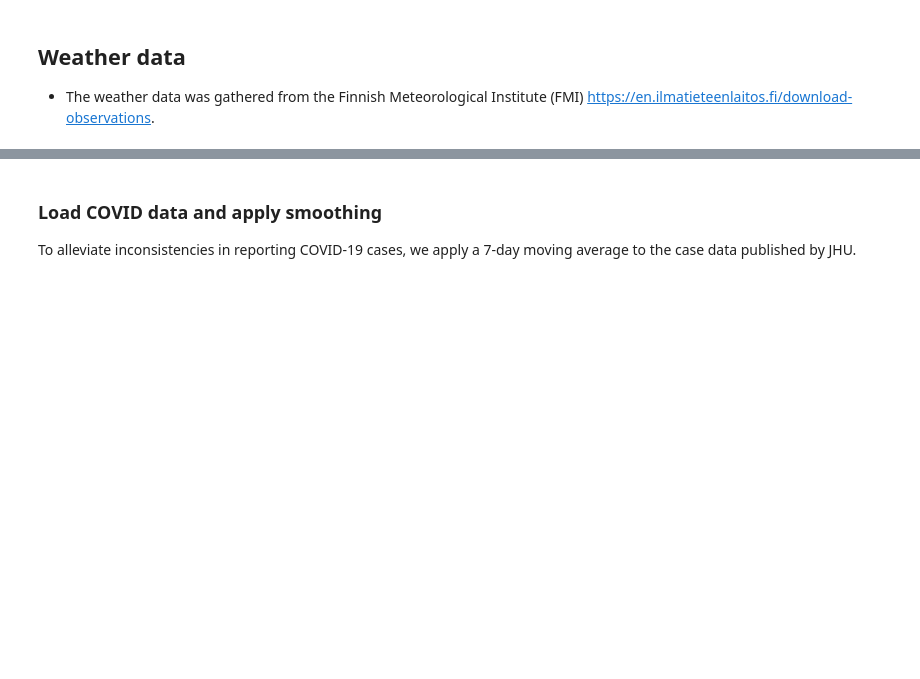
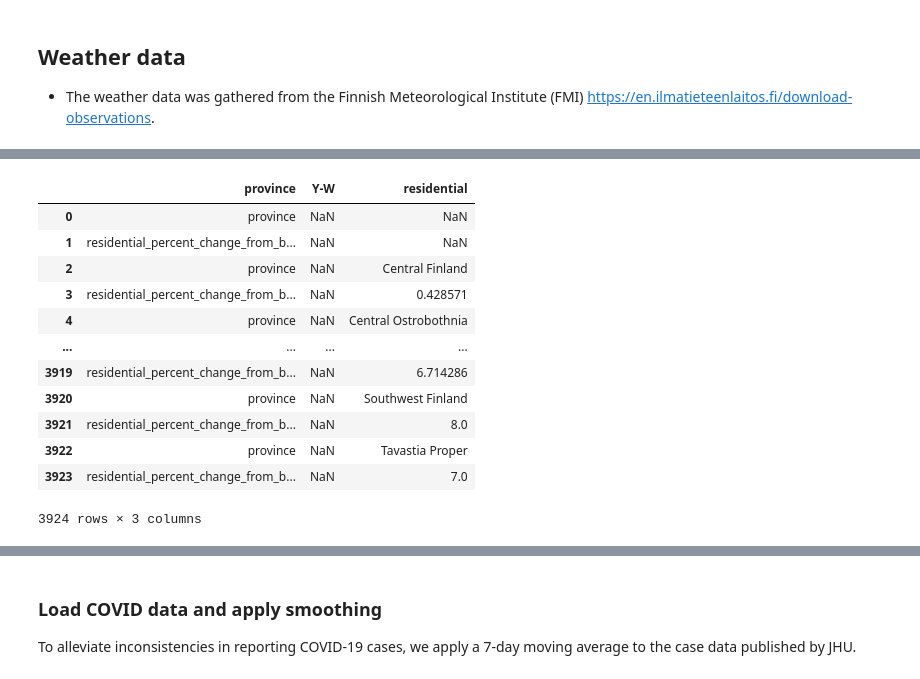
Before and after one commit to DanJar96/spatial_project, a Jupyter notebook: scripts/data_prep.ipynb, the cells around one changed output, grey strips where cells are left out. Cells and saved outputs as stored; diff of their text form; code cells hidden in the pictures; blank space fills up the shorter version.

```diff
--- a/scripts/data_prep.ipynb
+++ b/scripts/data_prep.ipynb
@@ -632,0 +585,6 @@ min_temp_data.reset_index(drop=False)
+# %%
+yw_dict = dict(zip(list(range(len(yw_list))),yw_list))
+# %%
+periods = 5
+periods = list(range(1,periods+1))
+periods
@@ -632,0 +744,2 @@ min_temp_data.reset_index(drop=False)
+# %%
+df_mobility.sort_values(by=['Y-W','province'],inplace=True)
@@ -632,0 +750,18 @@ min_temp_data.reset_index(drop=False)
+# %%
+"""
+for cat in mob cat
+    create longitudinal dataset with timelags
+    add to master
+        This includes matching the dates...
+"""
+mobility_categories = [cat for cat in df_mobility.columns if "baseline" in cat]
+
+mob_dfs = []
+for cat in mobility_categories:
+    name = cat.split("_")[0]
+    df = df_mobility[['province',cat,'Y-W']]
+#     print(df.head)
+    shifted_frames = tminus(df,4)
+    print(shifted_frames[0].head())
+#     mobility_frames = longitudinizer(tminus(df,4),name,yw_dict)
+#     mob_dfs.append(mobility_frames)
@@ -632,0 +786,16 @@ min_temp_data.reset_index(drop=False)
+# %%
+longitudinizer(shifted_frames[0:2],'residential',yw_dict)[0]
+# %% [output]
+|  | province | Y-W | residential |
+| 0 | province | NaN | NaN |
+| 1 | residential_percent_change_from_b... | NaN | NaN |
+| 2 | province | NaN | Central Finland |
+| 3 | residential_percent_change_from_b... | NaN | 0.428571 |
+| 4 | province | NaN | Central Ostrobothnia |
+| ... | ... | ... | ... |
+| 3919 | residential_percent_change_from_b... | NaN | 6.714286 |
+| 3920 | province | NaN | Southwest Finland |
+| 3921 | residential_percent_change_from_b... | NaN | 8.0 |
+| 3922 | province | NaN | Tavastia Proper |
+| 3923 | residential_percent_change_from_b... | NaN | 7.0 |
+3924 rows × 3 columns
```
Also changed, not shown: parts of 41 cells of this notebook.
